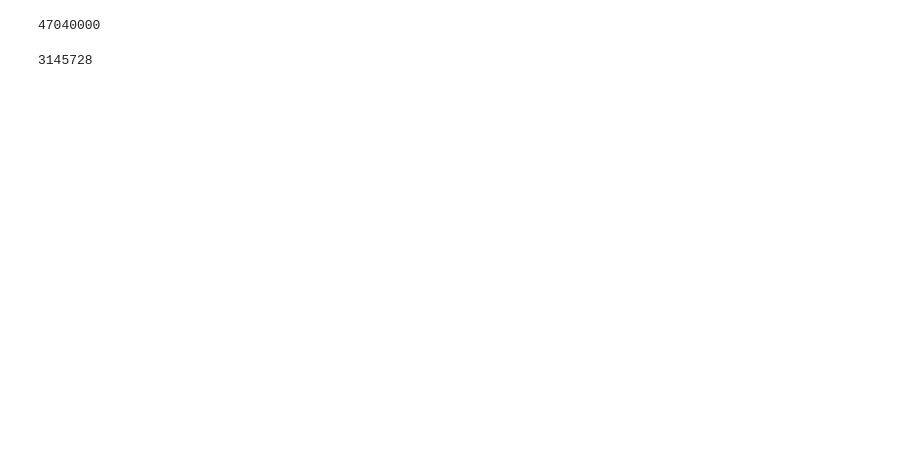
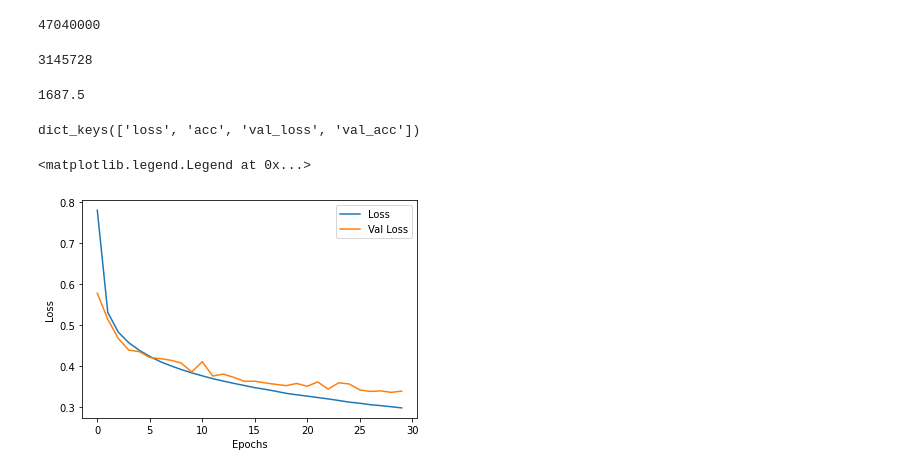
Before and after one commit to Sachinsatya/fashion_MNIST_deep_learnign-, a Jupyter notebook: Fashion_MNIST.ipynb, the cells around one changed output. Cells and saved outputs as stored; diff of their text form; code cells hidden in the pictures; blank space fills up the shorter version.

```diff
--- a/Fashion_MNIST.ipynb
+++ b/Fashion_MNIST.ipynb
@@ -130,3 +132,4 @@ model.compile(loss=tf.keras.losses.categorical_crossentropy,
 # %%
-model.fit(x_train, y_train, epochs=20, validation_split=0.1, )
+model_history = model.fit(x_train, y_train, epochs=30,
+                          validation_split=0.1, batch_size=32)
 # %% [output]
@@ -161,0 +170,18 @@ Epoch 20/20
+# %%
+54_000 / 32
+# 1688 batches are required for 54K images
+# %% [output]
+1687.5
+# %%
+model_history.history.keys()
+# %% [output]
+dict_keys(['loss', 'acc', 'val_loss', 'val_acc'])
+# %%
+plt.plot(model_history.history["loss"], label = "Loss")
+plt.plot(model_history.history["val_loss"], label="Val Loss")
+plt.xlabel("Epochs")
+plt.ylabel("Loss")
+plt.legend()
+# %% [output]
+<matplotlib.legend.Legend at 0x...>
+[figure, added]
```
Also changed, not shown: parts of 6 cells of this notebook.
